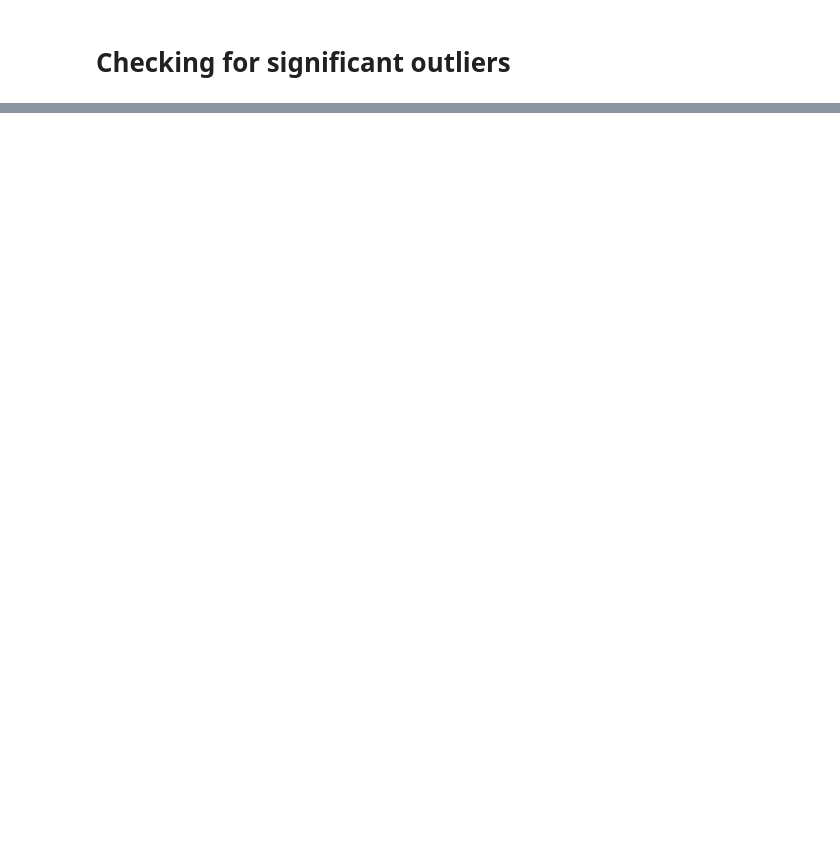
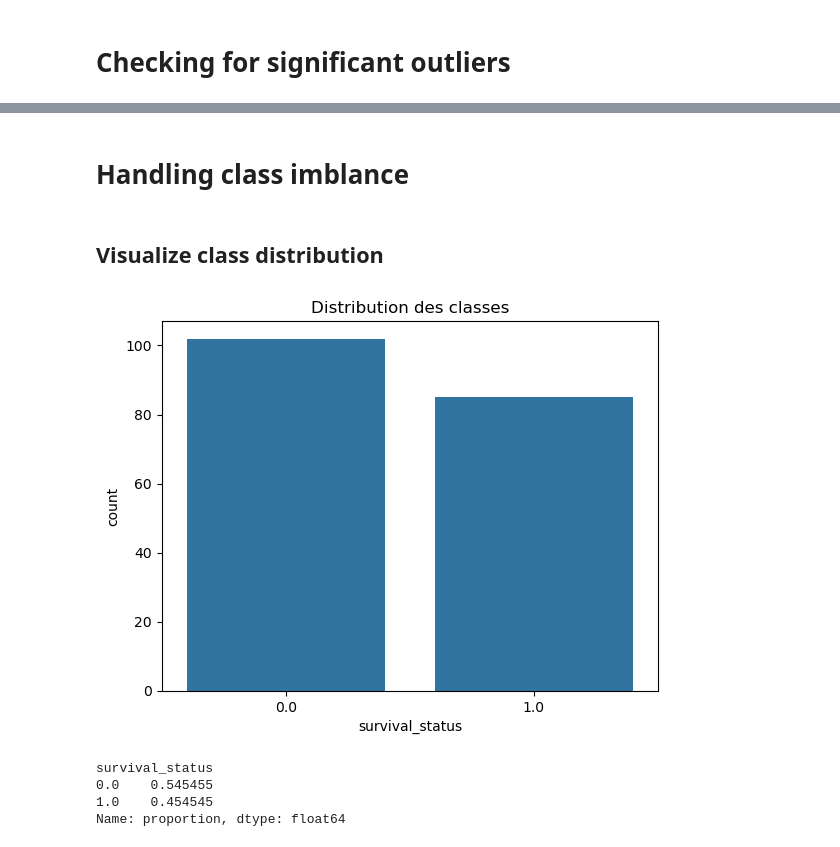
Before and after one commit to imadbaghdad/bone_marrow_transplant, a Jupyter notebook: notebooks/eda.ipynb, the cells around one changed output, grey strips where cells are left out. Saved outputs shown, nothing was run; the diff lists cells and outputs as text; code cells hidden in the pictures; blank space fills up the shorter version.

```diff
--- a/notebooks/eda.ipynb
+++ b/notebooks/eda.ipynb
@@ -138,0 +173,21 @@ plt.show()
+# %% [markdown]
+# Handling class imblance
+# %% [markdown]
+## Visualize class distribution
+# %%
+import seaborn as sns
+import matplotlib.pyplot as plt
+
+# Vérification de la répartition des classes
+sns.countplot(x=df_winsorized["survival_status"])
+plt.title("Distribution des classes")
+plt.show()
+
+# Calcul des proportions
+df["survival_status"].value_counts(normalize=True)
+# %% [output]
+[figure, added]
+survival_status
+0.0    0.545455
+1.0    0.454545
+Name: proportion, dtype: float64
```
Also changed, not shown: parts of 10 cells of this notebook, 1 other file.
